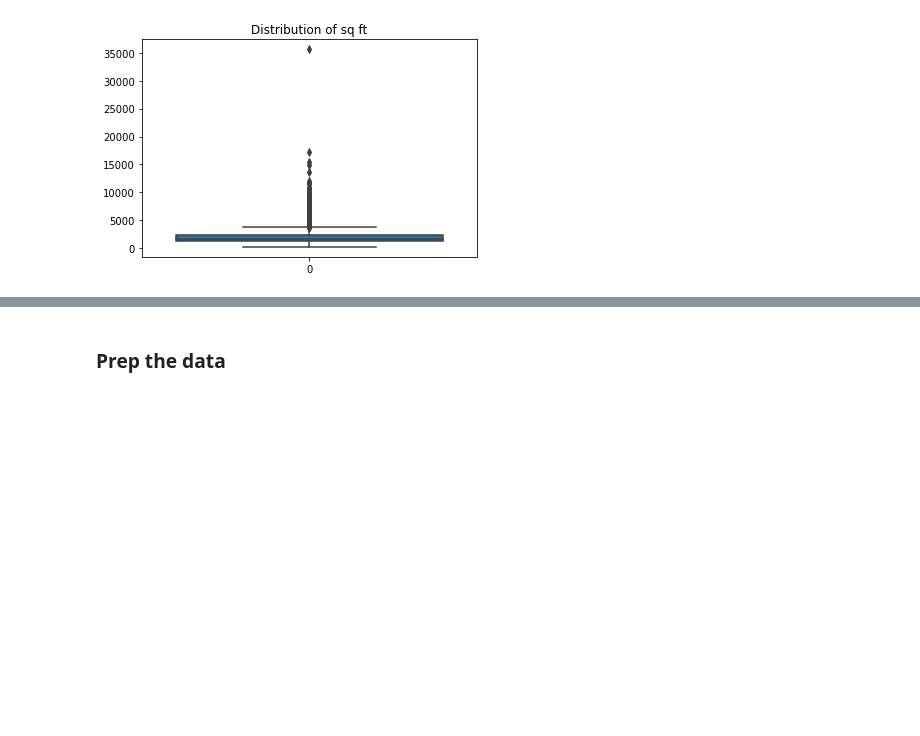
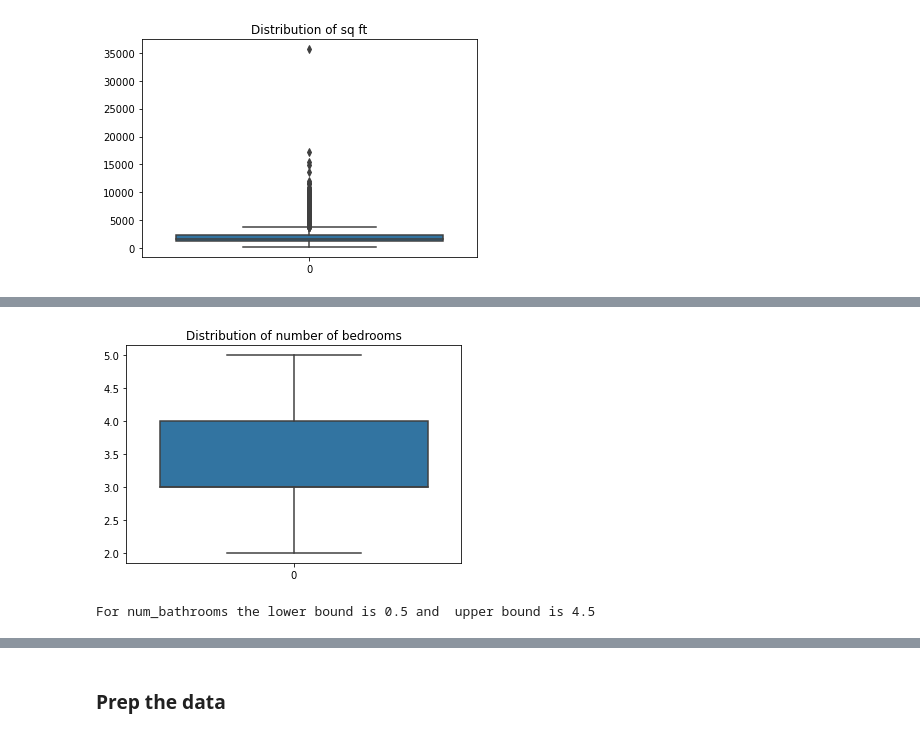
Before and after one commit to carlgriffin57/zillow_regression_project, a Jupyter notebook: zillow.ipynb, the cells around one changed output, grey strips where cells are left out. Drawn from its saved outputs; the diff is of its cells as text; code cells hidden in the pictures; blank space fills up the shorter version.

```diff
--- a/zillow.ipynb
+++ b/zillow.ipynb
@@ -119,2 +112,18 @@ upper, lower
 # %%
 df = df[(df.square_feet > lower) & (df.square_feet < upper)]
+# %%
+#Function to see outliers
+def outlier_calculation(df, variable):
+    '''
+    calcualtes the lower and upper bound to locate outliers in variables
+    '''
+    quartile1, quartile3 = np.percentile(df[variable], [25,75])
+    IQR_value = quartile3 - quartile1
+    lower = quartile1 - (1.5 * IQR_value)
+    upper = quartile3 + (1.5 * IQR_value)
+    '''
+    returns the lowerbound and upperbound values
+    '''
+    print(f'For {variable} the lower bound is {lower} and  upper bound is {upper}')
+    df = df[(df[variable] > lower) & (df[variable] < upper)]
+    return df
@@ -120,0 +134,10 @@ df = df[(df.square_feet > lower) & (df.square_feet < upper)]
+# %%
+sns.boxplot(data=df.num_bedrooms)
+plt.title('Distribution of number of bedrooms')
+plt.show()
+# %% [output]
+[figure, added]
+# %%
+df = outlier_calculation(df, 'num_bathrooms')
+# %% [output]
+For num_bathrooms the lower bound is 0.5 and  upper bound is 4.5
```
Also changed, not shown: parts of 23 cells of this notebook, 1 other file.
